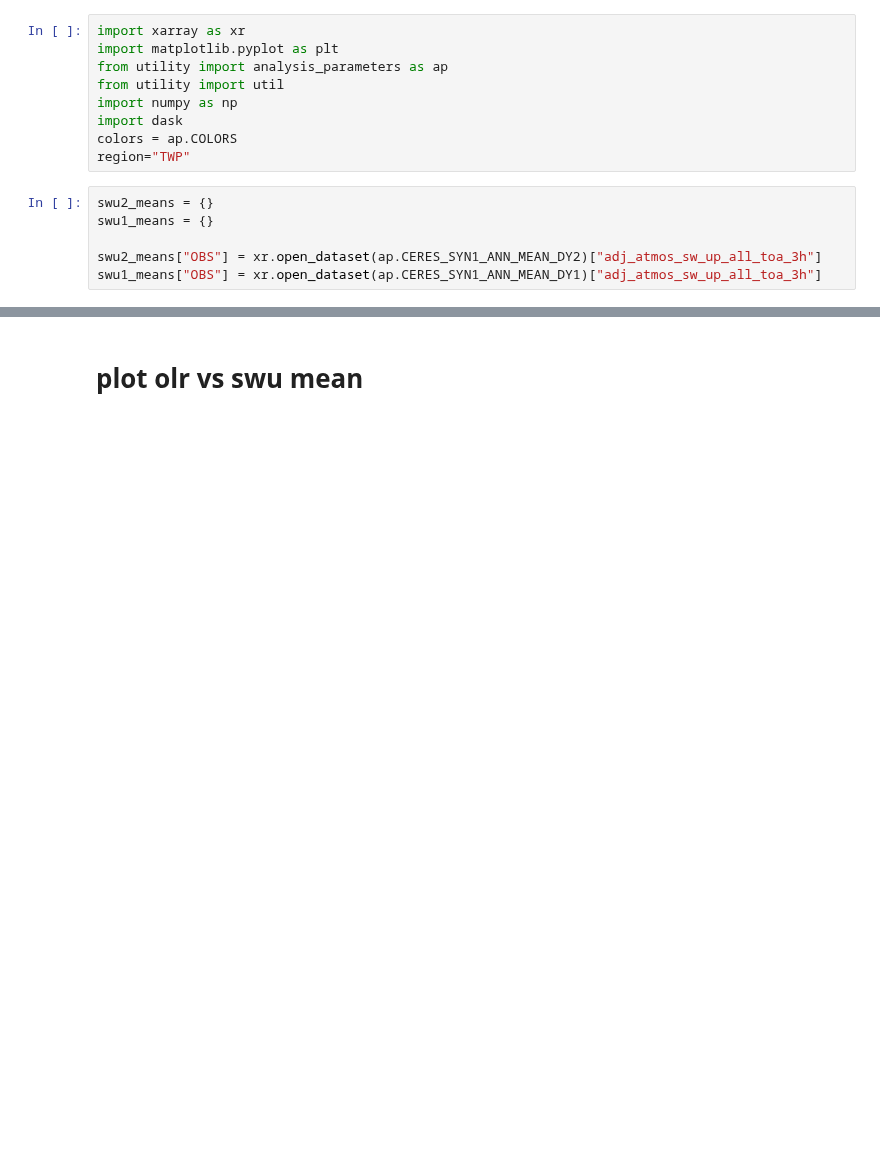
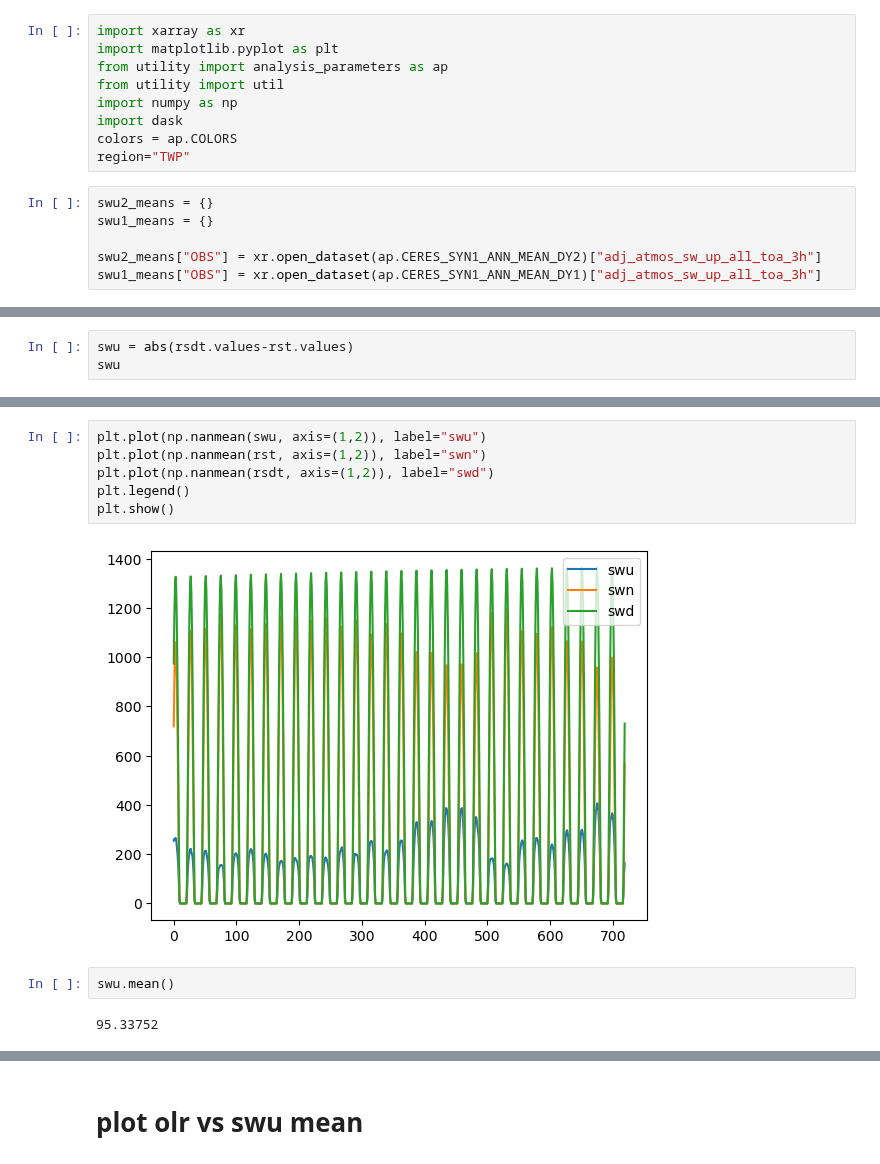
Before and after one commit to smturbev/dyamond2, a Jupyter notebook: python_scripts/spatiotemporal_mean.ipynb, the cells around one changed output, grey strips where cells are left out. Saved outputs shown, nothing was run; the diff lists cells and outputs as text; blank space fills up the shorter version.

```diff
--- a/python_scripts/spatiotemporal_mean.ipynb
+++ b/python_scripts/spatiotemporal_mean.ipynb
@@ -230,0 +242,3 @@ swu1_means
+# %%
+swu = abs(rsdt.values-rst.values)
+swu
@@ -230,0 +263,12 @@ swu1_means
+# %%
+plt.plot(np.nanmean(swu, axis=(1,2)), label="swu")
+plt.plot(np.nanmean(rst, axis=(1,2)), label="swn")
+plt.plot(np.nanmean(rsdt, axis=(1,2)), label="swd")
+plt.legend()
+plt.show()
+# %% [output]
+[figure, added]
+# %%
+swu.mean()
+# %% [output]
+95.33752
```
Also changed, not shown: parts of 13 cells of this notebook.
